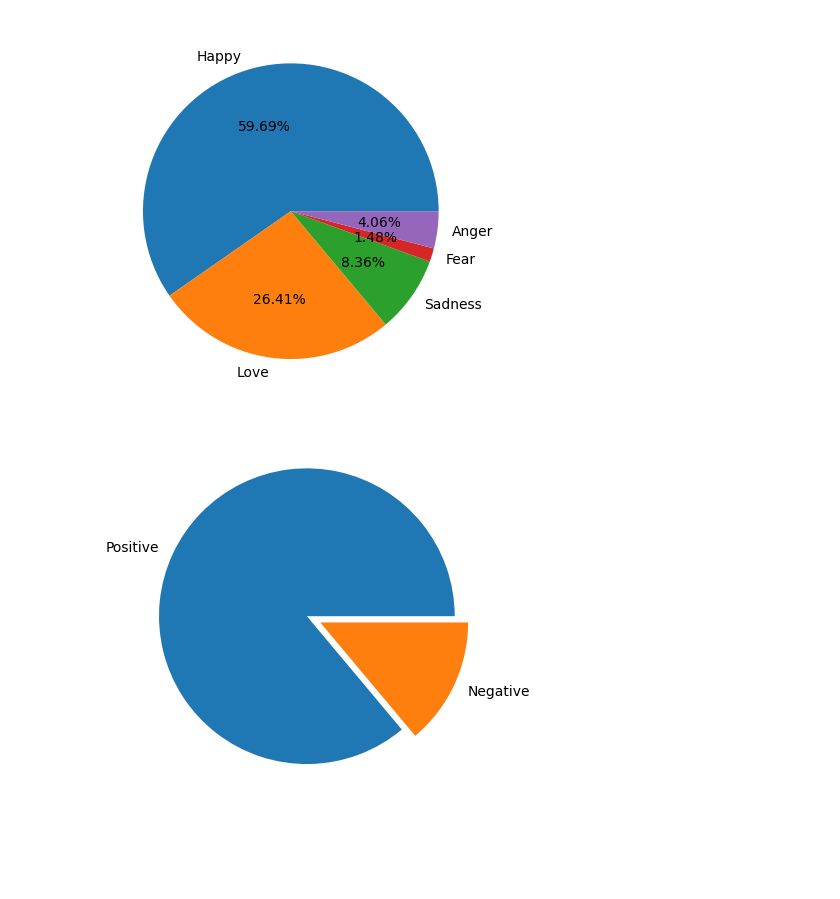
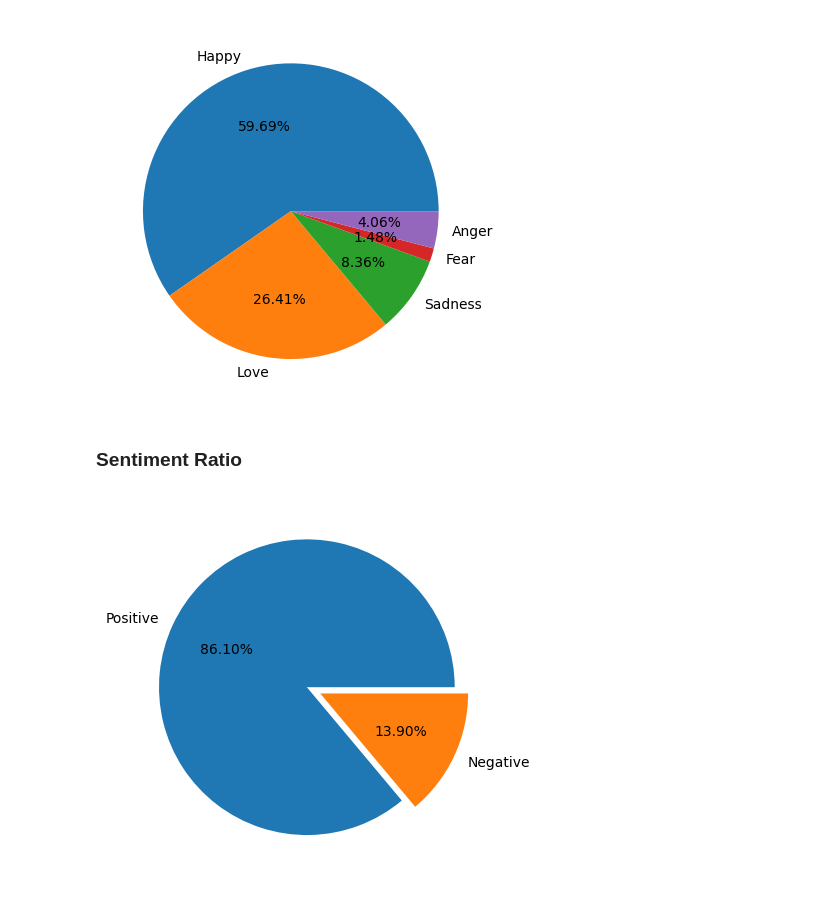
Before and after one commit to ahmud-z/ML, a Jupyter notebook: bangla_reviews/main.ipynb, the cells around one changed output. Saved outputs shown, nothing was run; the diff lists cells and outputs as text; code cells hidden in the pictures; blank space fills up the shorter version.

```diff
--- a/bangla_reviews/main.ipynb
+++ b/bangla_reviews/main.ipynb
@@ -40,15 +42,17 @@ plt.pie(sizes, labels=labels, autopct='%.2f%%')
 plt.show()
 # %% [output]
 [figure]
+# %% [markdown]
+### Sentiment Ratio
 # %%
 labels = df['Sentiment'].unique()
 sizes = []
 explode = [0, 0.1]
 
 for label in labels:
     sizes.append(len(df[df.Sentiment == label]))
 
-plt.pie(sizes, labels=labels, explode=explode)
+plt.pie(sizes, labels=labels, autopct='%.2f%%' ,explode=explode)
 plt.show()
 # %% [output]
-[figure, old version]
+[figure, new version]
```
Also changed, not shown: parts of 1 cell of this notebook.
